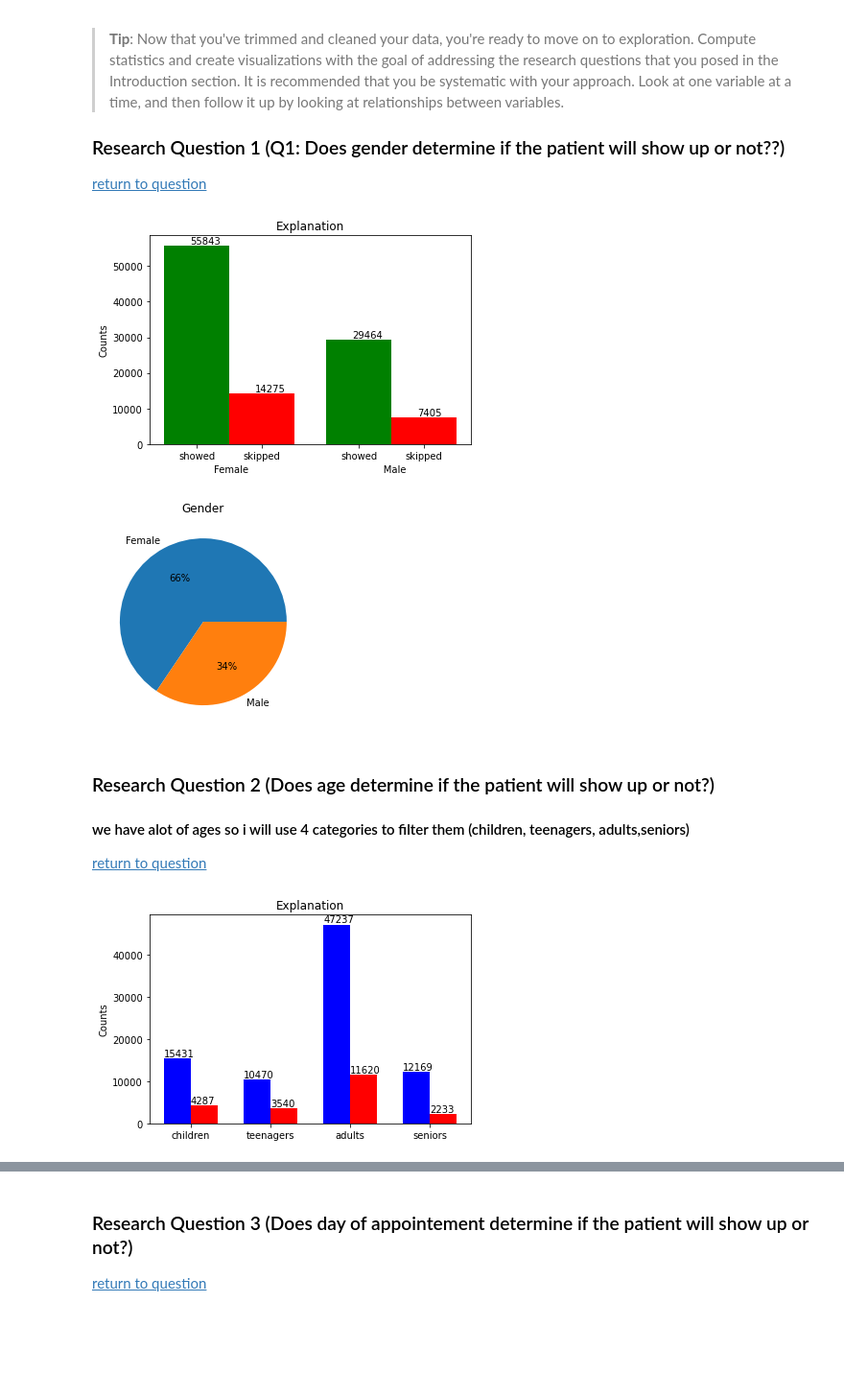
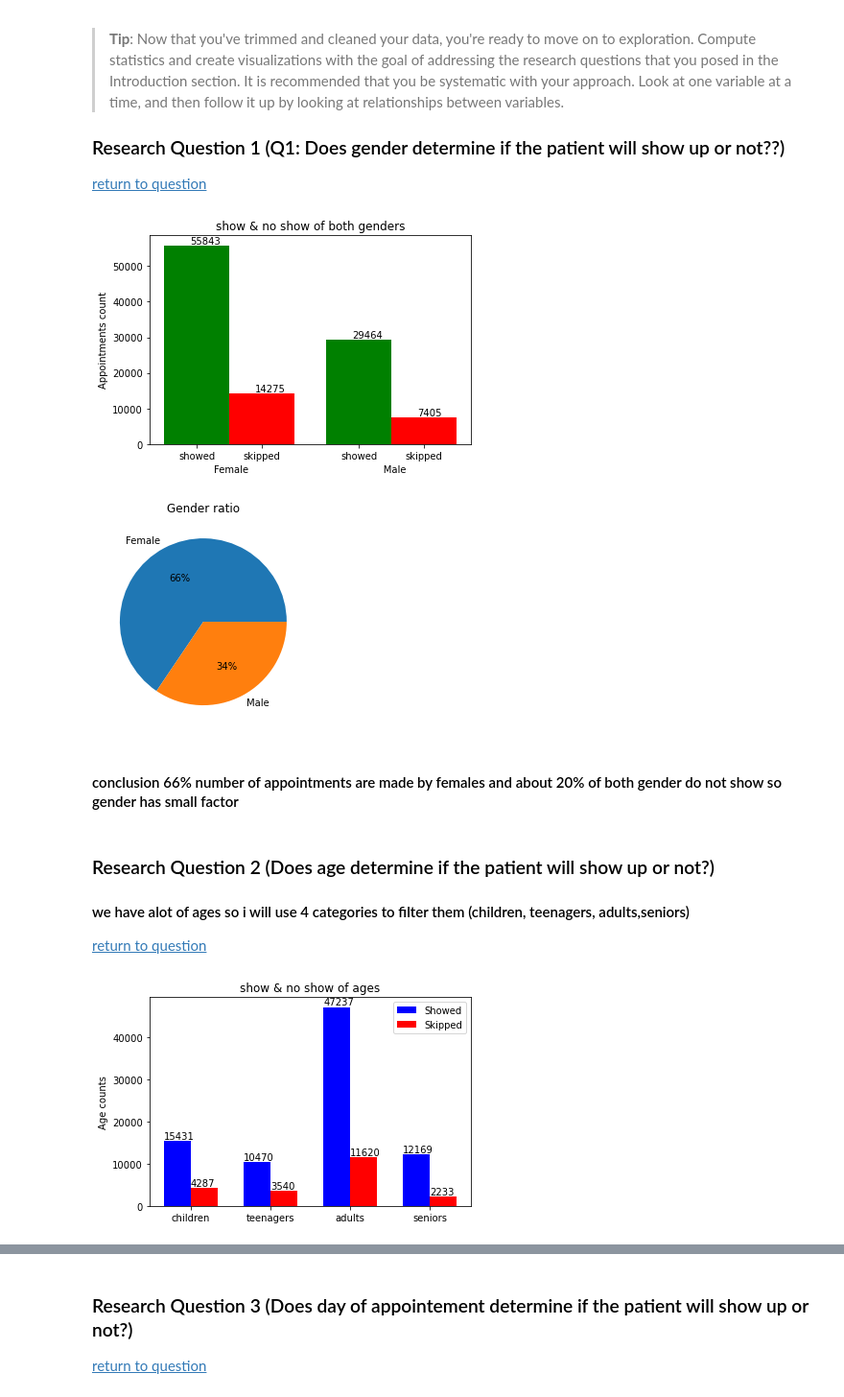
Before and after one commit to ahmed-yousef/investigate_noshow_dataset_proj1, a Jupyter notebook: investigate-a-dataset-template.ipynb, the cells around one changed output, grey strips where cells are left out. Shown: that part at 96% size. Drawn from its saved outputs; the diff is of its cells as text; code cells hidden in the pictures; blank space fills up the shorter version.

```diff
--- a/investigate-a-dataset-template.ipynb
+++ b/investigate-a-dataset-template.ipynb
@@ -94,8 +94,8 @@ memory usage: 11.8+ MB
 # %%
 # After discussing the structure of the data and any problems that need to be
 #   cleaned, perform those cleaning steps in the second part of this section.
-# 1-drop PatientId irrelevent to our analysis.
-df.drop(columns=['PatientId'],inplace=True)
+# 1-drop PatientId & AppointmentID irrelevent to our analysis.
+df.drop(columns=['PatientId','AppointmentID'],inplace=True)
 #check
 df.head()
 # %% [output]
@@ -204,9 +202,6 @@ memory usage: 11.4+ MB
 ### Research Question 1 (Q1: Does gender determine if the patient will show up or not??)
 <a href="#returnq">return to question</a>
 # %%
-# Use this, and more code cells, to explore your data. Don't forget to add
-#   Markdown cells to document your observations and findings.
-
 colors=['green','red','green','red']
 data = df.groupby(['Gender']).NoShow.value_counts()
 width=1
@@ -214,46 +209,42 @@ location = [0,1,2.5,3.5]
 for i,d in enumerate(data):
     ax=plt.bar(location[i],d,width,label='Showed' if i%2 == 0 else 'Skipped',color=colors[i])
     plt.annotate(d,(location[i]-.1,d+500))
-plt.title('Explanation')
+plt.title('show & no show of both genders')
 plt.xlabel('Female{0}Male'.format(' '*45))
-plt.ylabel('Counts')
+plt.ylabel('Appointments count')
 plt.xticks(location, ['showed','skipped','showed','skipped'])
 plt.show()
-#conclusion twice number of appointments are made by females and about 20% of both gender do not show
-#so gender has small factor
 # %% [output]
-[figure, old version]
+[figure, new version]
 # %%
 counts = df['Gender'].value_counts()
 plt.pie(counts,labels=['Female','Male'],autopct='%1.0f%%')
-plt.title('Gender')
+plt.title('Gender ratio')
 plt.show()
 # %% [output]
-[figure, old version]
+[figure, new version]
+# %% [markdown]
+#### conclusion 66% number of appointments are made by females and about 20% of both gender do not show so gender has small factor
 # %% [markdown]
 <a id='q2'></a>
 ### Research Question 2  (Does age determine if the patient will show up or not?)
 #### we have alot of ages so i will use 4 categories to filter them (children, teenagers, adults,seniors)
 <a href="#returnq">return to question</a>
 # %%
-# Continue to explore the data to address your additional research
-#   questions. Add more headers as needed if you have more questions to
-#   investigate.
 df_age = df[['Age','NoShow']].copy()
 labels = ['children', 'teenagers', 'adults','seniors']
 bins = [0,14,24,64,120]
 df_age['Age'] = pd.cut(df_age['Age'], bins=bins, labels=labels)
 age_data = df_age.groupby('Age').NoShow.value_counts()
 width = 1
 location = [0,1,3,4,6,7,9,10]
 for i,d in enumerate(age_data):
     ax=plt.bar(location[i],d,width,label='Showed' if i%2 == 0 else 'Skipped',color='blue' if i%2==0 else 'red')
     plt.annotate(d,(location[i]-.5,d+500))
-plt.title('Explanation')
-plt.ylabel('Counts')
+plt.title('show & no show of ages')
+plt.ylabel('Age counts')
 plt.xticks([.5,3.5,6.5,9.5],labels)
+plt.legend(['Showed','Skipped'])
 plt.show()
-#conslusion adults seem to book the highst number of appointments with highst show and no show numbers
-#seniors have the leasts no show number
 # %% [output]
-[figure, old version]
+[figure, new version]
```
Also changed, not shown: parts of 21 cells of this notebook, 2 other files.
